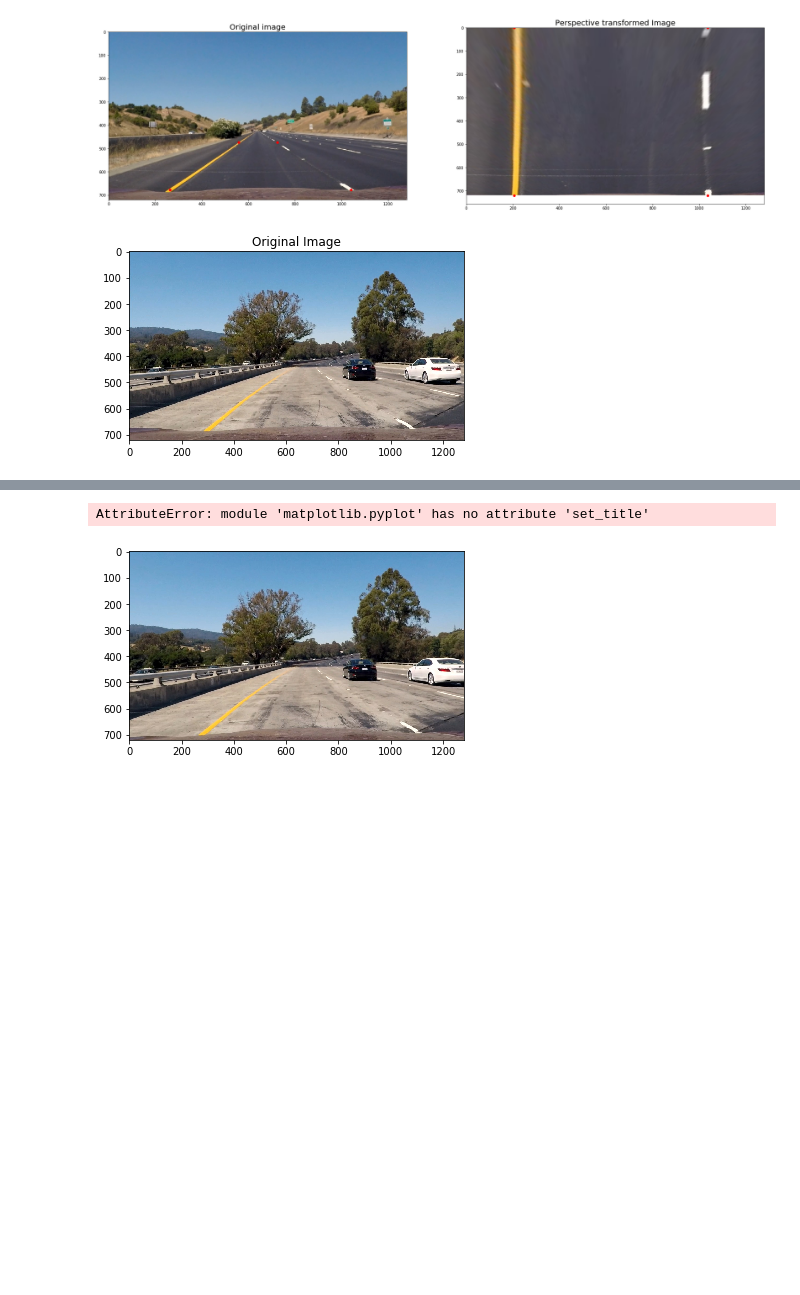
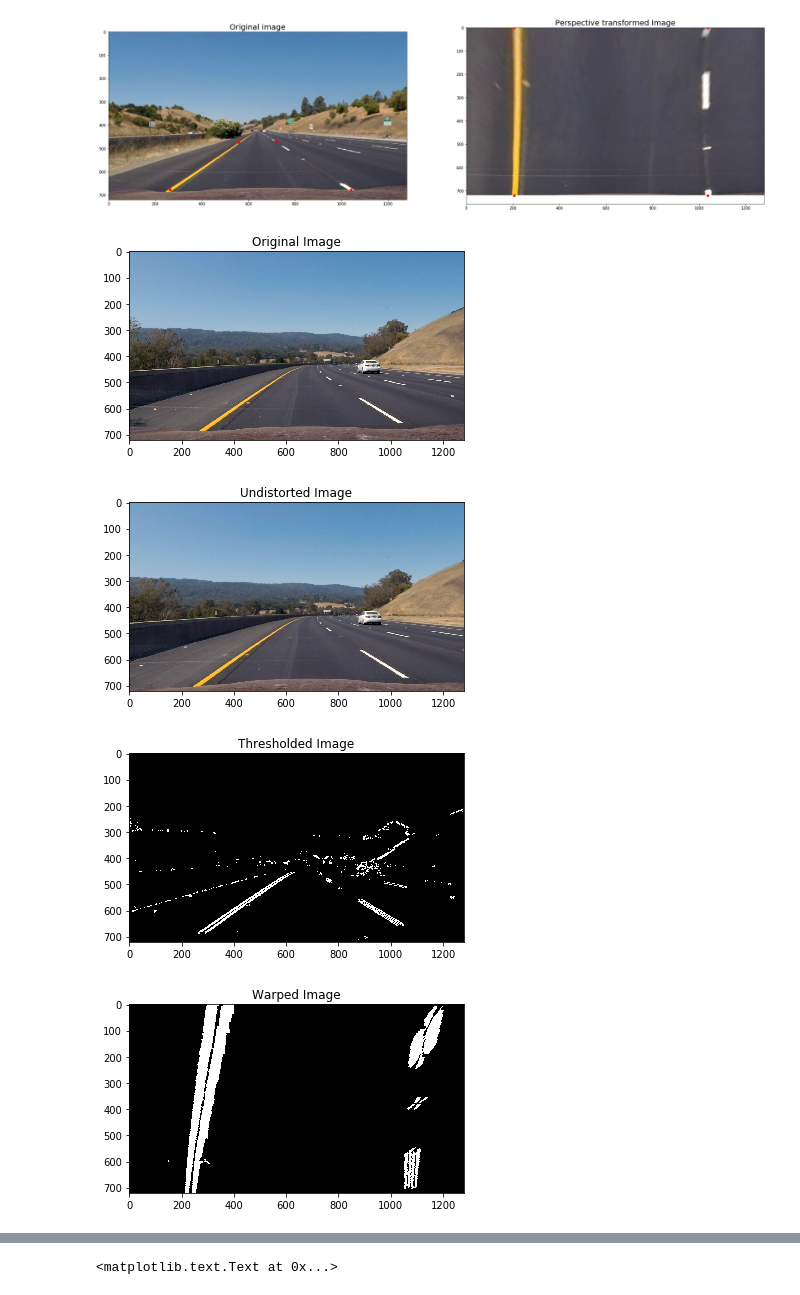
Before and after one commit to navinrahim/CarND-Advanced-Lane-Lines, a Jupyter notebook: Adv_Lane_finding.ipynb, the cells around one changed output, grey strips where cells are left out. Cells and saved outputs as stored; diff of their text form; code cells hidden in the pictures; blank space fills up the shorter version.

```diff
--- a/Adv_Lane_finding.ipynb
+++ b/Adv_Lane_finding.ipynb
@@ -434,16 +429,18 @@ def unwarped_highlighted(warped_img,left_fitx,right_fitx,ploty,Minv,undist):
 # Final pipeline that processes the images
 def adv_lane_find(image):
 
-    plt.imshow(image)
-    plt.title('Original Image')
-    plt.show()
+    #Display original image
+    #plt.imshow(image)
+    #plt.title('Original Image')
+    #plt.show()
 
     #Undistort the image
     undist=undistorted_img(image,mtx,dist)
 
-    plt.imshow(undist)
-    plt.set_title('Undistorted Image', fontsize=20)
-    plt.show()
+    #Display Undistorted image
+    #plt.imshow(undist)
+    #plt.title('Undistorted Image')
+    #plt.show()
 
     #Kernel size for the Sobel Filter
     ksize = 25
@@ -457,22 +454,24 @@ def adv_lane_find(image):
     sobel_combined = np.zeros_like(dir_binary)
     sobel_combined[((gradx ==1) & (grady ==1)) | ((mag_binary == 1) & (dir_binary == 1))] = 1
 
-    sxbinary = color_threshold(image, thresh=(160,180))
+    sxbinary = color_threshold(image, thresh=(160,200))
 
     # Combine the Sobel and color binary thresholds
     combined_binary = np.zeros_like(sxbinary)
     combined_binary[(sobel_combined == 1) | (sxbinary == 1)] = 1
 
-    plt.imshow(combined_binary,cmap='gray')
-    plt.set_title('Thresholded Image', fontsize=20)
-    plt.show()
+    #Display Thresholded image
+    #plt.imshow(combined_binary,cmap='gray')
+    #plt.title('Thresholded Image')
+    #plt.show()
 
     #Apply perspective transform to the image
     warped_img=cv2.warpPerspective(combined_binary,M,combined_binary.shape[1::-1],flags=cv2.INTER_LINEAR )
 
-    plt.imshow(warped_img)
-    plt.set_title('Warped Image', fontsize=20)
-    plt.show()
+    #Display Warped image
+    #plt.imshow(warped_img,cmap='gray')
+    #plt.title('Warped Image')
+    #plt.show()
 
     # Find polynomial that fits the lane lines in the image
     left_fit,right_fit,leftx,lefty,rightx,righty=fit_lane_line(warped_img)
@@ -511,9 +510,13 @@ def adv_lane_find(image):
     return return_image
 # %%
 #Various stages in the pipeline test
-image=mpimg.imread('test_images/test1.jpg')
+image=mpimg.imread('test_images/test3.jpg')
 final_out=adv_lane_find(image)
 
 plt.imshow(final_out)
+plt.title('Final output')
 # %% [output]
-[figure, old version]
+[figure, new version]
+[figure, new version]
+[figure, added]
+[figure, added]
@@ -520,2 +524 @@ plt.imshow(final_out)
-AttributeError: module 'matplotlib.pyplot' has no attribute 'set_title'
+<matplotlib.text.Text at 0x...>
-[figure, old version]
```
Also changed, not shown: parts of 8 cells of this notebook, 11 other files.
